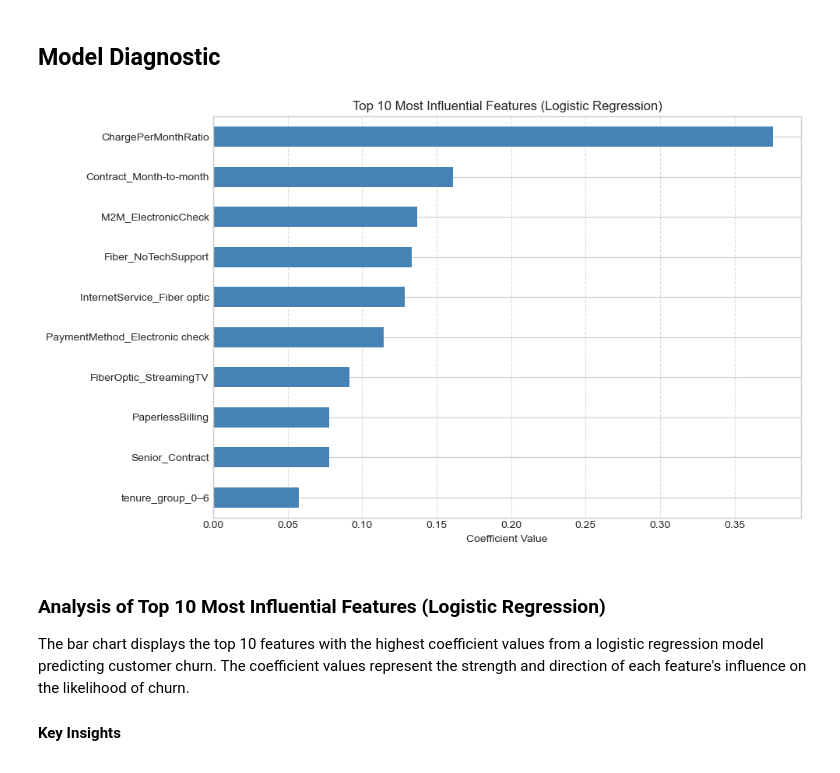
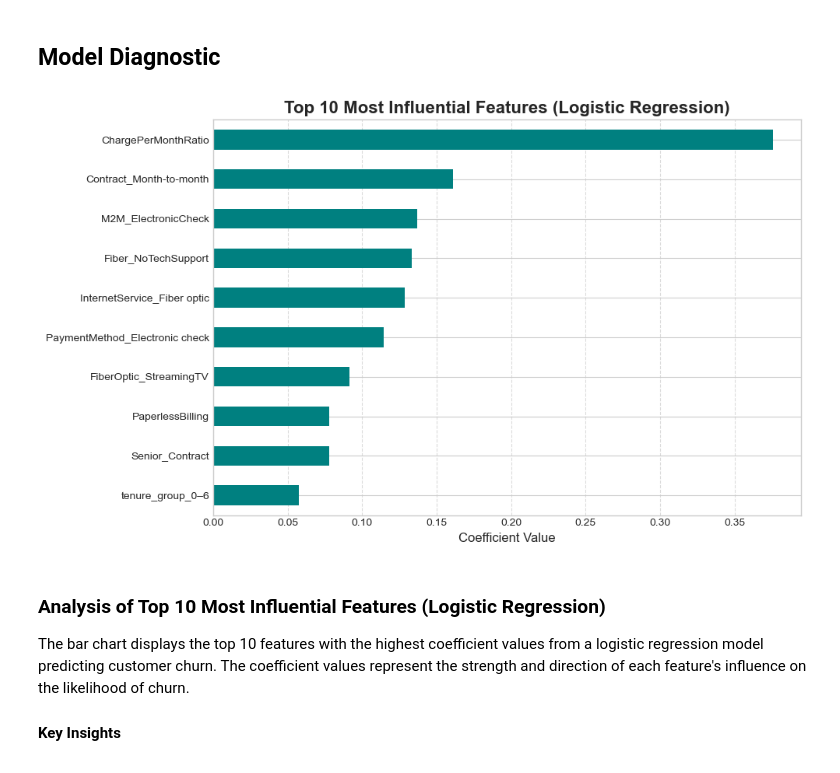
Before and after one commit to mewpunyapat/customer-churn-prediction, a Jupyter notebook: notebooks/modeling_classical_ml.ipynb, the cells around one changed output. Cells and saved outputs as stored; diff of their text form; code cells hidden in the pictures.

Commit message:
change graph color

```diff
--- a/notebooks/modeling_classical_ml.ipynb
+++ b/notebooks/modeling_classical_ml.ipynb
@@ -433,21 +437,21 @@ This ROC curve suggests that the logistic regression model is able to distinguis
 # %%
 #Compute and sort feature importance
 feature_importance = pd.Series(lr_model.coef_[0], index=X_test.columns).sort_values(ascending=False)
 
 # Select top 10 features
 top_features = feature_importance.head(10)
 
 # Plot
 plt.figure(figsize=(10, 6))
-top_features.plot(kind='barh', color='steelblue')
-plt.xlabel('Coefficient Value')
-plt.title('Top 10 Most Influential Features (Logistic Regression)')
+top_features.plot(kind='barh', color='teal')
+plt.xlabel('Coefficient Value', fontsize=12)
+plt.title('Top 10 Most Influential Features (Logistic Regression)', fontsize = 16, fontweight='bold')
 plt.gca().invert_yaxis()
 plt.grid(True, axis='x', linestyle='--', alpha=0.7)
 plt.tight_layout()
 plt.show()
 # %% [output]
-[figure, old version]
+[figure, new version]
 # %% [markdown]
 ### Analysis of Top 10 Most Influential Features (Logistic Regression)
 
```
Also changed, not shown: parts of 6 cells of this notebook.
